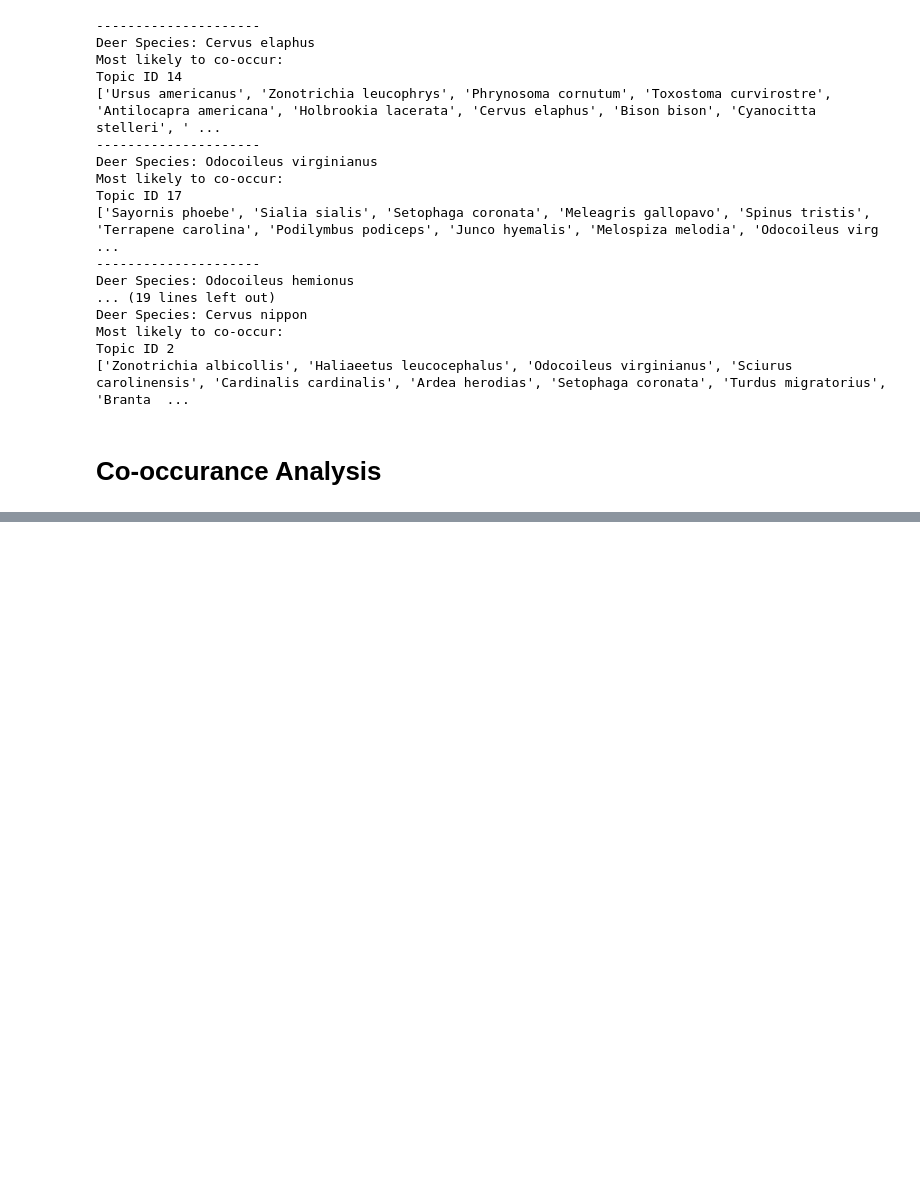
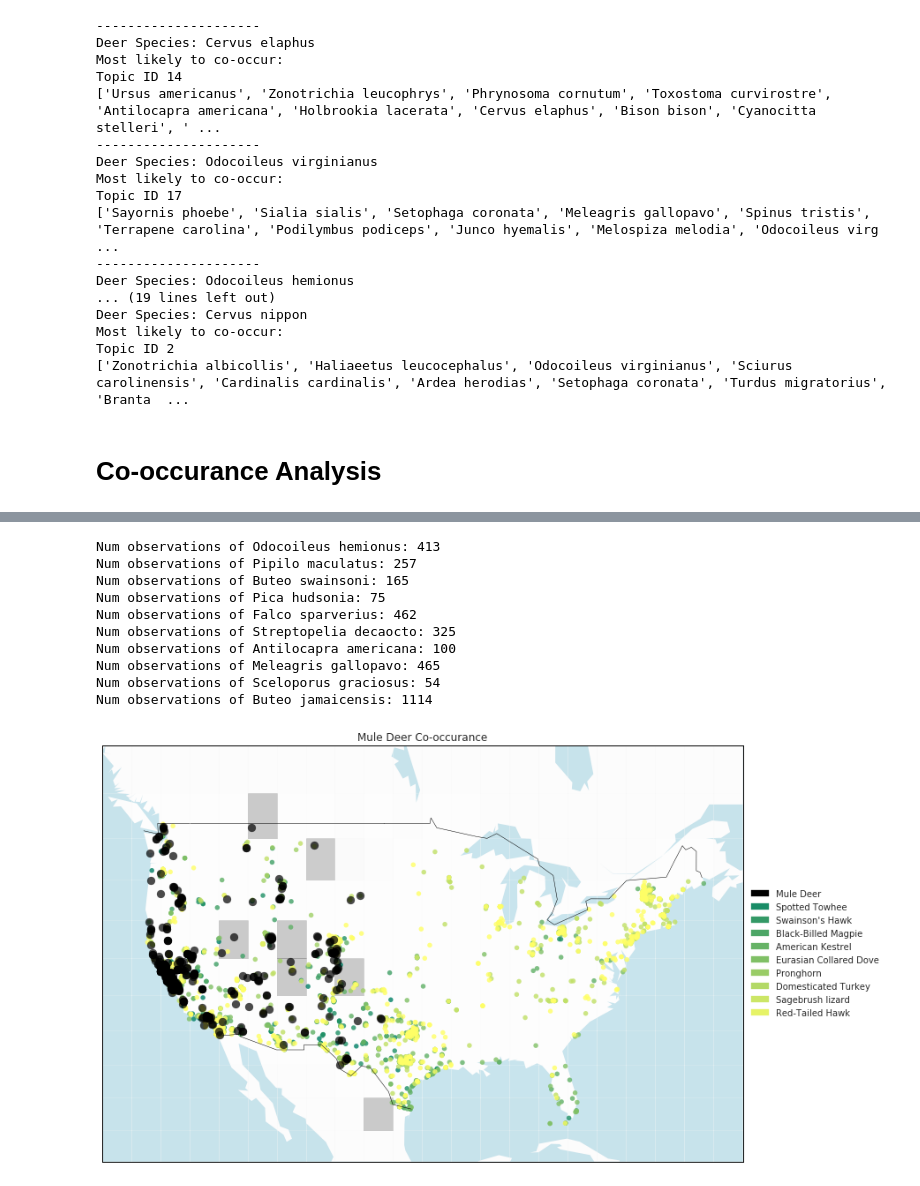
Before and after one commit to averyfaller/AM207Project, a Jupyter notebook: EM.ipynb, the cells around one changed output, grey strips where cells are left out. Cells and saved outputs as stored; diff of their text form; code cells hidden in the pictures; blank space fills up the shorter version.

```diff
--- a/EM.ipynb
+++ b/EM.ipynb
@@ -509,0 +532,21 @@ Num observations of Uria aalge: 164
+# %%
+# Mule Deer
+plot_cooccuring_species('Odocoileus hemionus', ['Pipilo maculatus', 'Buteo swainsoni',
+    'Pica hudsonia', 'Falco sparverius', 'Streptopelia decaocto', 'Antilocapra americana',
+    'Meleagris gallopavo', 'Sceloporus graciosus', 'Buteo jamaicensis'],
+    ['Mule Deer', 'Spotted Towhee', 'Swainson\'s Hawk', 'Black-Billed Magpie',
+     'American Kestrel', 'Eurasian Collared Dove', 'Pronghorn', 'Domesticated Turkey',
+     'Sagebrush lizard', 'Red-Tailed Hawk'],
+    'summer', 9)
+# %% [output]
+Num observations of Odocoileus hemionus: 413
+Num observations of Pipilo maculatus: 257
+Num observations of Buteo swainsoni: 165
+Num observations of Pica hudsonia: 75
+Num observations of Falco sparverius: 462
+Num observations of Streptopelia decaocto: 325
+Num observations of Antilocapra americana: 100
+Num observations of Meleagris gallopavo: 465
+Num observations of Sceloporus graciosus: 54
+Num observations of Buteo jamaicensis: 1114
+[figure, added]
```
Also changed, not shown: parts of 16 cells of this notebook.
